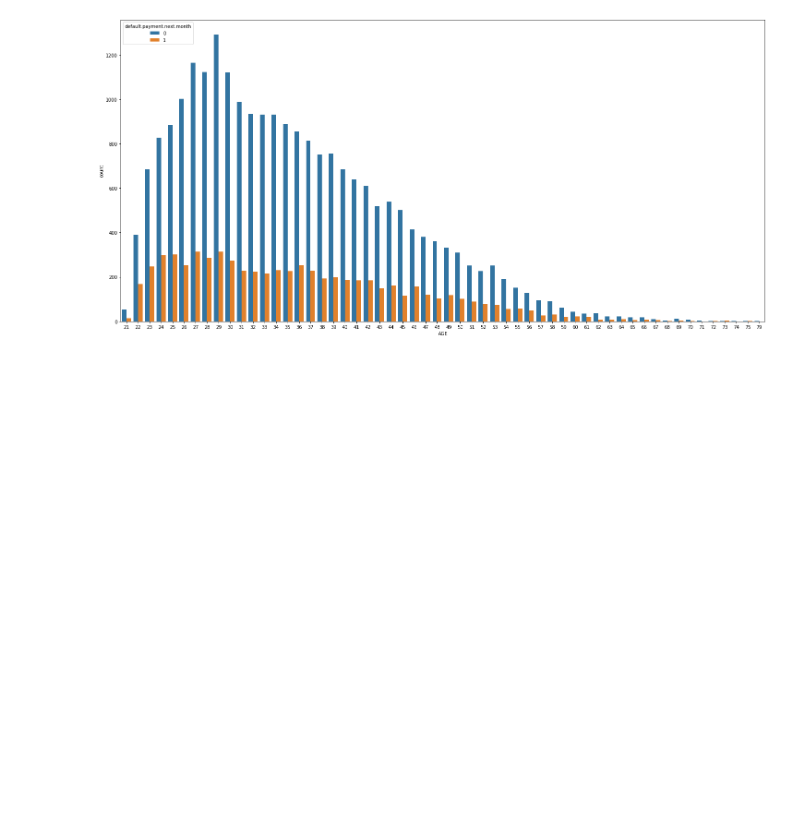
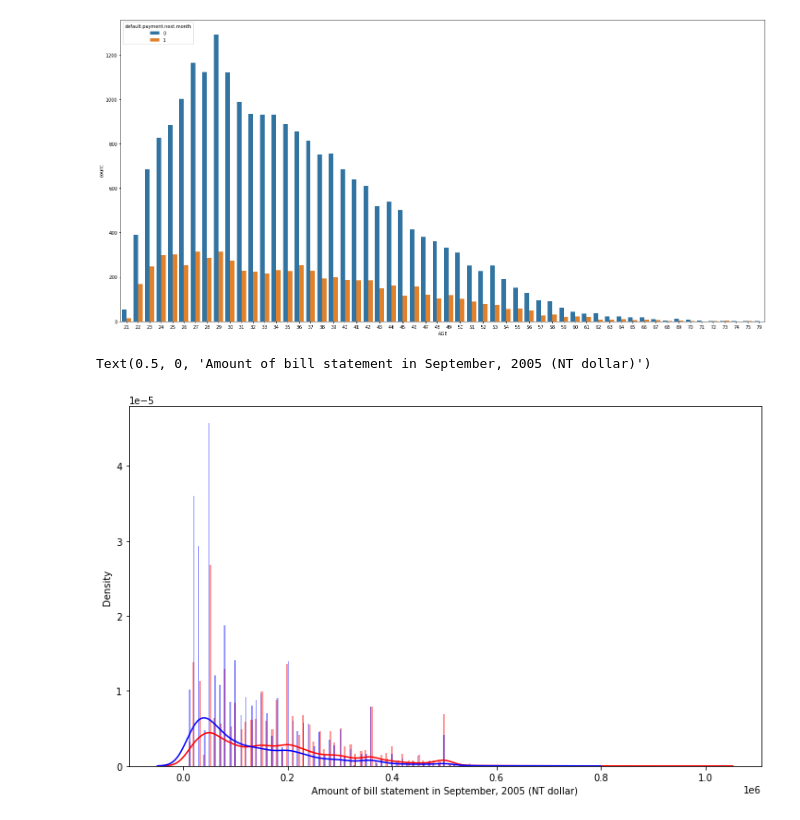
Before and after one commit to astha77-bot/AWS-XG-Boost-in-Finance, a Jupyter notebook: AWS_XG_Boost_in_Finance.ipynb, the cells around one changed output. Saved outputs shown, nothing was run; the diff lists cells and outputs as text; code cells hidden in the pictures; blank space fills up the shorter version.

```diff
--- a/AWS_XG_Boost_in_Finance.ipynb
+++ b/AWS_XG_Boost_in_Finance.ipynb
@@ -90,3 +90,17 @@ sns.countplot(x = 'AGE', hue = 'default.payment.next.month', data = creditcard_d
 # %% [output]
 <matplotlib.axes._subplots.AxesSubplot at 0x...>
 [figure]
+# %%
+# KDE (Kernel Density Estimate) is used for visualizing the Probability Density of a continuous variable.
+# KDE describes the probability density at different values in a continuous variable.
+
+plt.figure(figsize=(12,7))
+
+sns.distplot(cc_nodefault_df['LIMIT_BAL'], bins = 250, color = 'r')
+sns.distplot(cc_default_df['LIMIT_BAL'], bins = 250, color = 'b')
+
+plt.xlabel('Amount of bill statement in September, 2005 (NT dollar)')
+#plt.xlim(0, 200000)
+# %% [output]
+Text(0.5, 0, 'Amount of bill statement in September, 2005 (NT dollar)')
+[figure, added]
```
Also changed, not shown: parts of 18 cells of this notebook.
